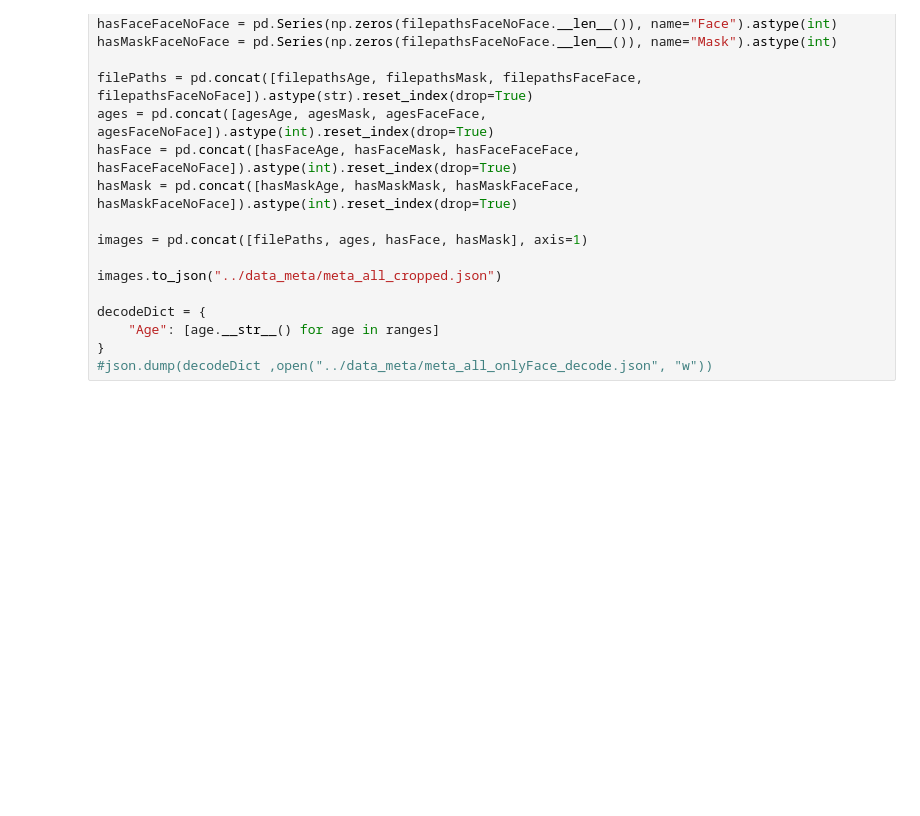
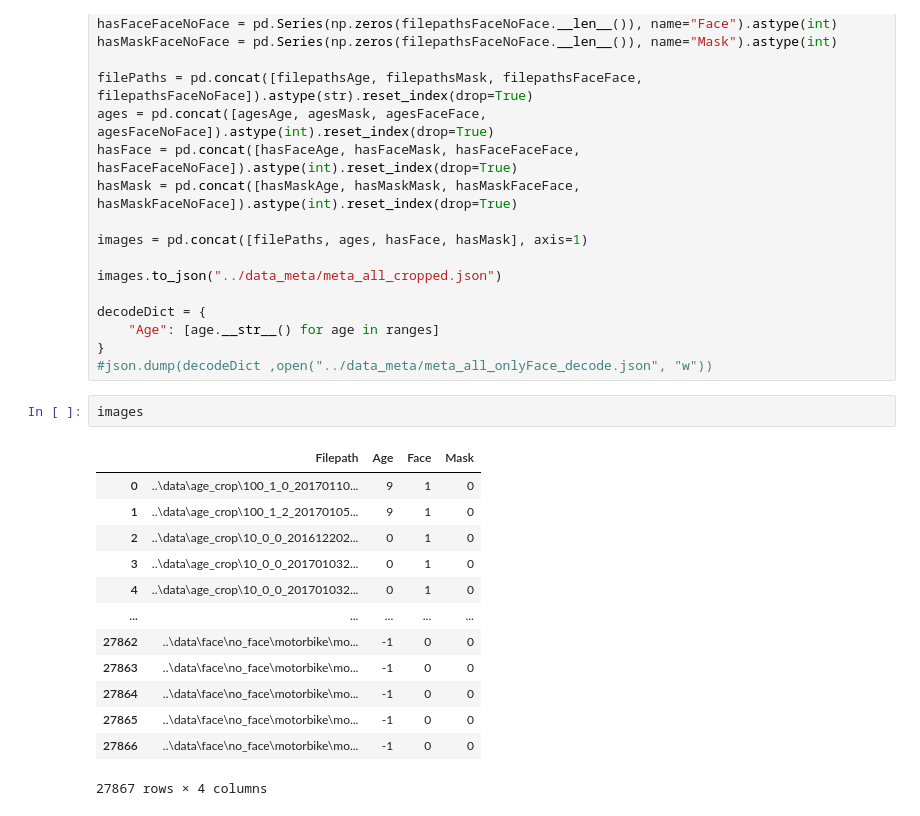
Before and after one commit to TheisNiklas/FHBI-Master-ComputerVision-M3, a Jupyter notebook: src/PreprocessData.ipynb, the cells around one changed output. Saved outputs shown, nothing was run; the diff lists cells and outputs as text; blank space fills up the shorter version.

```diff
--- a/src/PreprocessData.ipynb
+++ b/src/PreprocessData.ipynb
@@ -378,3 +378,19 @@ decodeDict = {
     "Age": [age.__str__() for age in ranges]
 }
 #json.dump(decodeDict ,open("../data_meta/meta_all_onlyFace_decode.json", "w"))
+# %%
+images
+# %% [output]
+|  | Filepath | Age | Face | Mask |
+| 0 | ..\data\age_crop\100_1_0_20170110... | 9 | 1 | 0 |
+| 1 | ..\data\age_crop\100_1_2_20170105... | 9 | 1 | 0 |
+| 2 | ..\data\age_crop\10_0_0_201612202... | 0 | 1 | 0 |
+| 3 | ..\data\age_crop\10_0_0_201701032... | 0 | 1 | 0 |
+| 4 | ..\data\age_crop\10_0_0_201701032... | 0 | 1 | 0 |
+| ... | ... | ... | ... | ... |
+| 27862 | ..\data\face\no_face\motorbike\mo... | -1 | 0 | 0 |
+| 27863 | ..\data\face\no_face\motorbike\mo... | -1 | 0 | 0 |
+| 27864 | ..\data\face\no_face\motorbike\mo... | -1 | 0 | 0 |
+| 27865 | ..\data\face\no_face\motorbike\mo... | -1 | 0 | 0 |
+| 27866 | ..\data\face\no_face\motorbike\mo... | -1 | 0 | 0 |
+27867 rows × 4 columns
```
Also changed, not shown: 39 other files.
